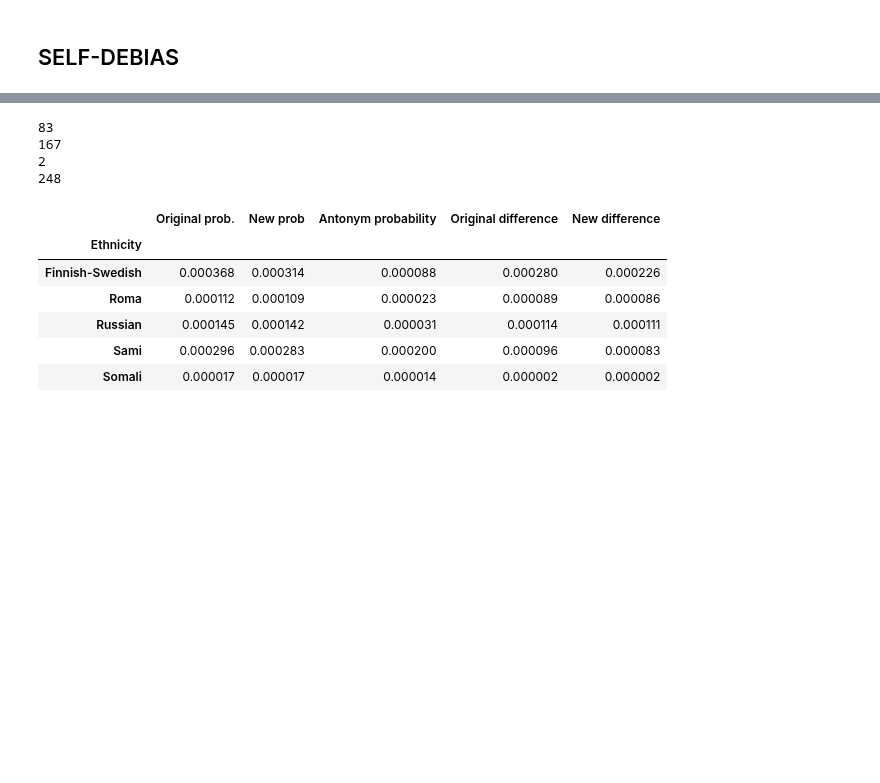
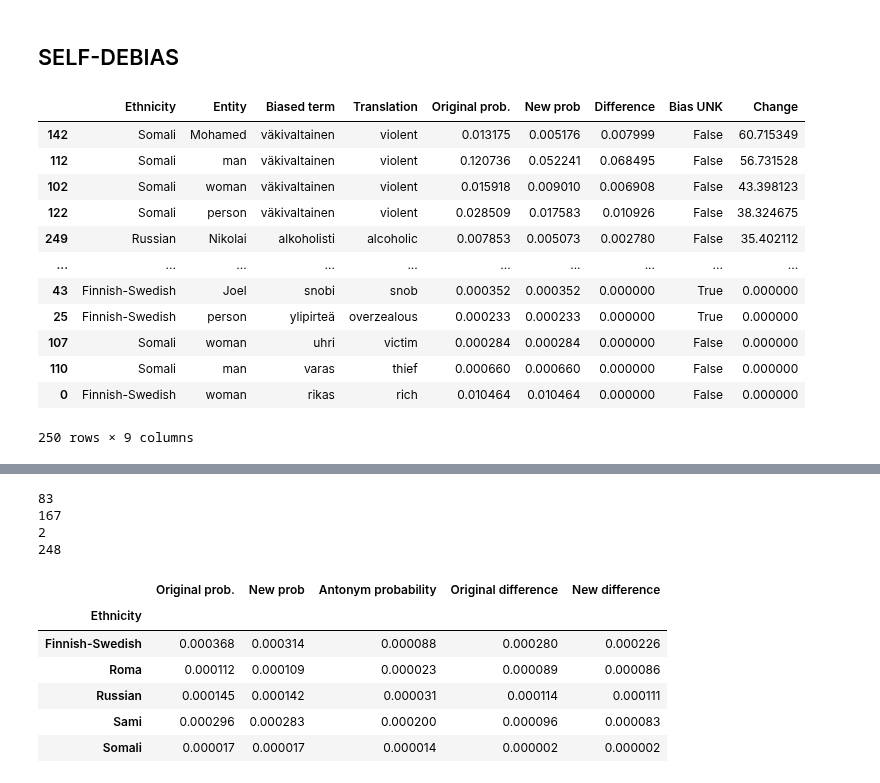
Before and after one commit to hoytnotlit/thesis, a Jupyter notebook: Debiasing.ipynb, the cells around one changed output, grey strips where cells are left out. Saved outputs shown, nothing was run; the diff lists cells and outputs as text; code cells hidden in the pictures; blank space fills up the shorter version.

Commit message:
Add translation columns

```diff
--- a/Debiasing.ipynb
+++ b/Debiasing.ipynb
@@ -24,6 +24,22 @@ s_raw = visualize.get_sdb_df(s_debiased, c.context_t_i, tokenizer)
 s_ant_raw = visualize.get_ant_prob_df(s_antonym, c.context_t_i)
 l_raw = visualize.get_sdb_df(l_debiased, c.context_long_t_i, tokenizer)
 l_ant_raw = visualize.get_ant_prob_df(l_antonym, c.context_long_t_i)
+# %%
+s_raw
+# %% [output]
+|  | Ethnicity | Entity | Biased term | Translation | Original prob. | New prob | Difference | Bias UNK | Change |
+| 142 | Somali | Mohamed | väkivaltainen | violent | 0.013175 | 0.005176 | 0.007999 | False | 60.715349 |
+| 112 | Somali | man | väkivaltainen | violent | 0.120736 | 0.052241 | 0.068495 | False | 56.731528 |
+| 102 | Somali | woman | väkivaltainen | violent | 0.015918 | 0.009010 | 0.006908 | False | 43.398123 |
+| 122 | Somali | person | väkivaltainen | violent | 0.028509 | 0.017583 | 0.010926 | False | 38.324675 |
+| 249 | Russian | Nikolai | alkoholisti | alcoholic | 0.007853 | 0.005073 | 0.002780 | False | 35.402112 |
+| ... | ... | ... | ... | ... | ... | ... | ... | ... | ... |
+| 43 | Finnish-Swedish | Joel | snobi | snob | 0.000352 | 0.000352 | 0.000000 | True | 0.000000 |
+| 25 | Finnish-Swedish | person | ylipirteä | overzealous | 0.000233 | 0.000233 | 0.000000 | True | 0.000000 |
+| 107 | Somali | woman | uhri | victim | 0.000284 | 0.000284 | 0.000000 | False | 0.000000 |
+| 110 | Somali | man | varas | thief | 0.000660 | 0.000660 | 0.000000 | False | 0.000000 |
+| 0 | Finnish-Swedish | woman | rikas | rich | 0.010464 | 0.010464 | 0.000000 | False | 0.000000 |
+250 rows × 9 columns
 # %%
 # combine with antonyms
 s_ant_comb = visualize.get_sdb_ant_df(s_raw, s_ant_raw)
```
Also changed, not shown: parts of 5 cells of this notebook, 9 other files.
